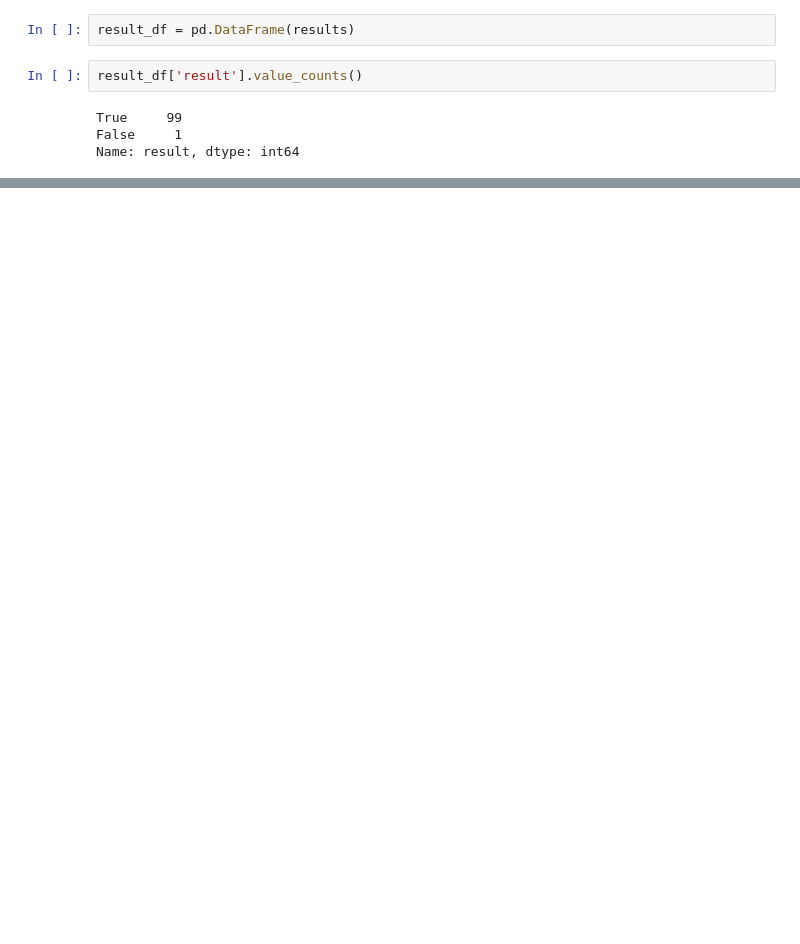
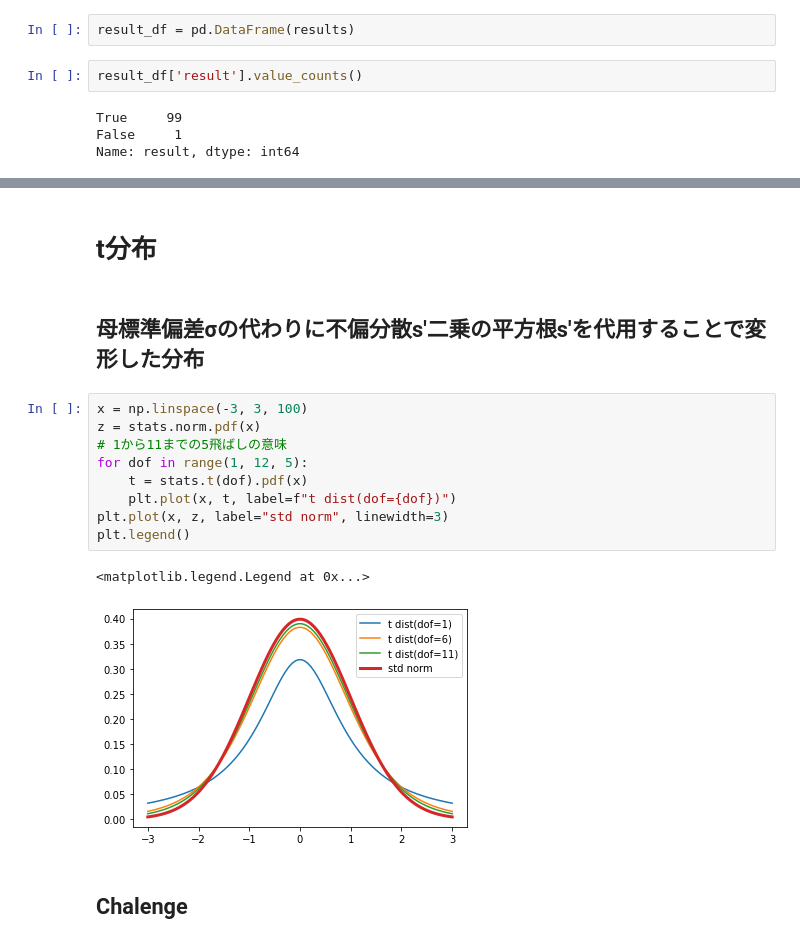
Before and after one commit to phonon-py/Introductory-Statistics-Course, a Jupyter notebook: first_docker_file.ipynb, the cells around one changed output, grey strips where cells are left out. Cells and saved outputs as stored; diff of their text form; blank space fills up the shorter version.

```diff
--- a/first_docker_file.ipynb
+++ b/first_docker_file.ipynb
@@ -851,0 +911,18 @@ Name: result, dtype: int64
+# %% [markdown]
+# t分布
+# %% [markdown]
+## 母標準偏差σの代わりに不偏分散s'二乗の平方根s'を代用することで変形した分布
+# %%
+x = np.linspace(-3, 3, 100)
+z = stats.norm.pdf(x)
+# 1から11までの5飛ばしの意味
+for dof in range(1, 12, 5):
+    t = stats.t(dof).pdf(x)
+    plt.plot(x, t, label=f"t dist(dof={dof})")
+plt.plot(x, z, label="std norm", linewidth=3)
+plt.legend()
+# %% [output]
+<matplotlib.legend.Legend at 0x...>
+[figure, added]
+# %% [markdown]
+## Chalenge
```
Also changed, not shown: parts of 84 cells of this notebook.
